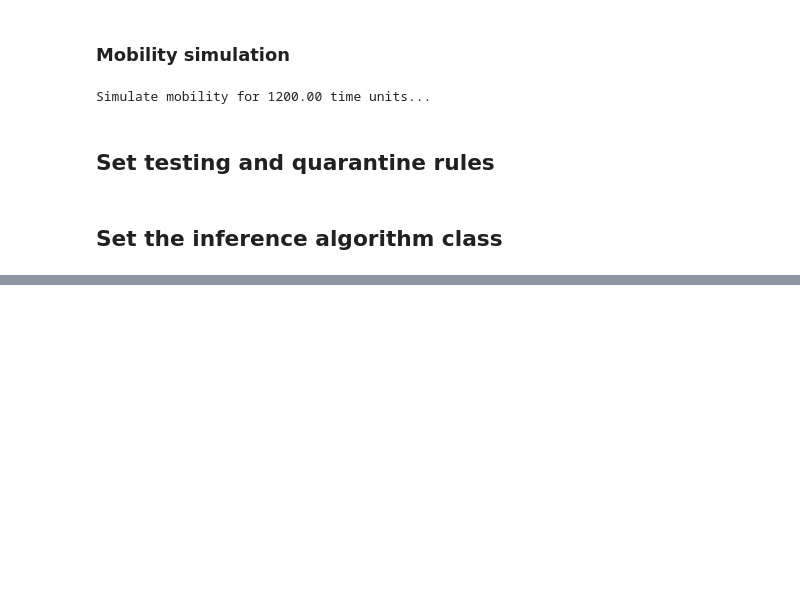
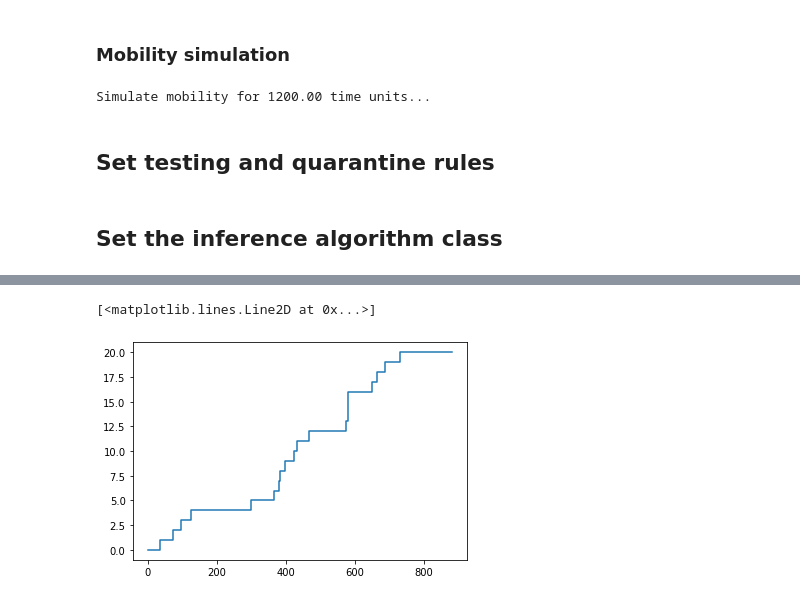
Before and after one commit to sibyl-team/loop_mtpp, a Jupyter notebook: loop_mtpp_tau.ipynb, the cells around one changed output, grey strips where cells are left out. Drawn from its saved outputs; the diff is of its cells as text; code cells hidden in the pictures; blank space fills up the shorter version.

```diff
--- a/loop_mtpp_tau.ipynb
+++ b/loop_mtpp_tau.ipynb
@@ -294,3 +296,10 @@ object['transmissions']
  [],
  [],
  []]
+# %%
+x, y = object["ROC"][12]
+# %%
+plt.plot(x,y)
+# %% [output]
+[<matplotlib.lines.Line2D at 0x...>]
+[figure, added]
```
Also changed, not shown: parts of 6 cells of this notebook, 1 other file.
